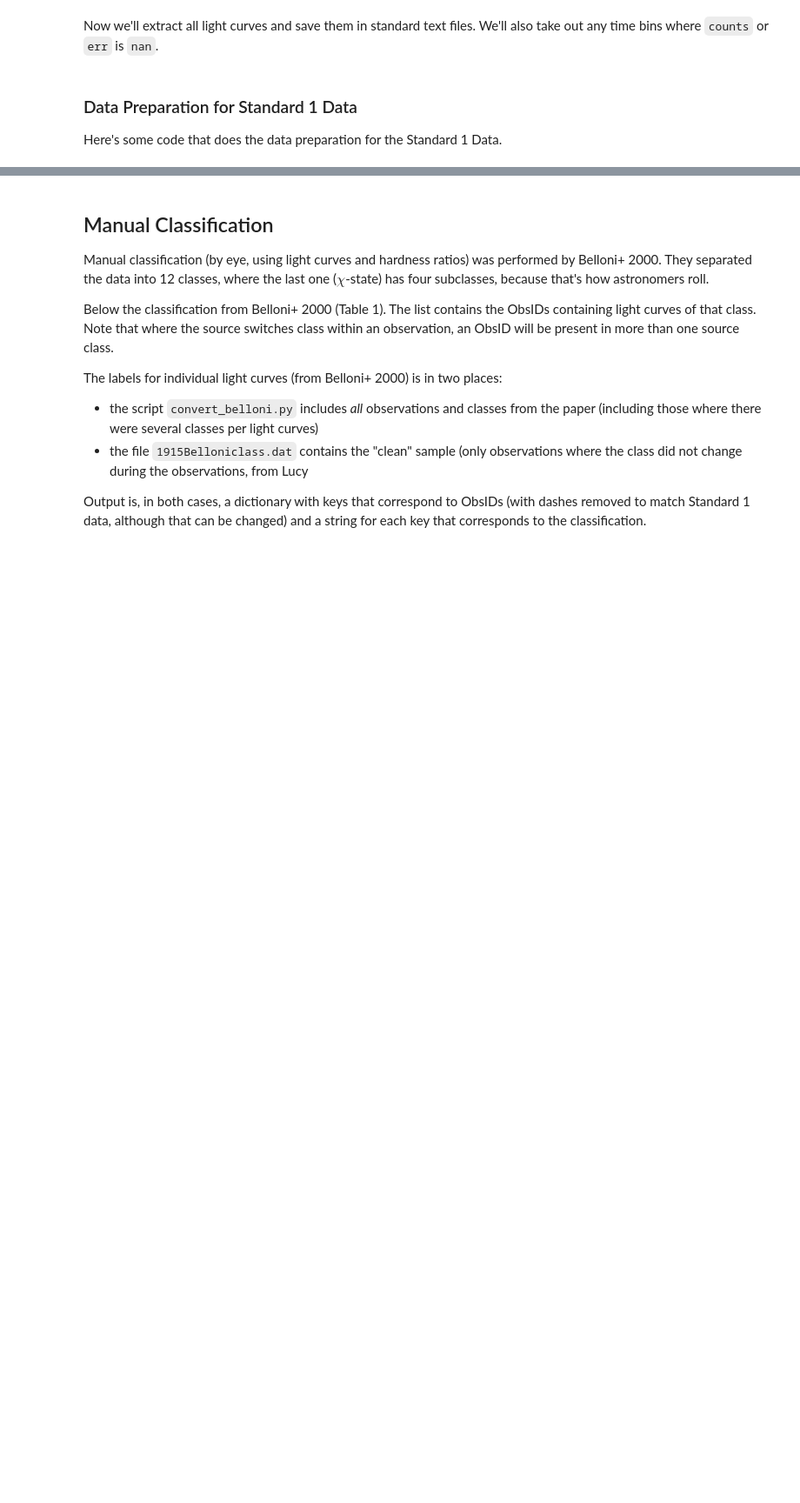
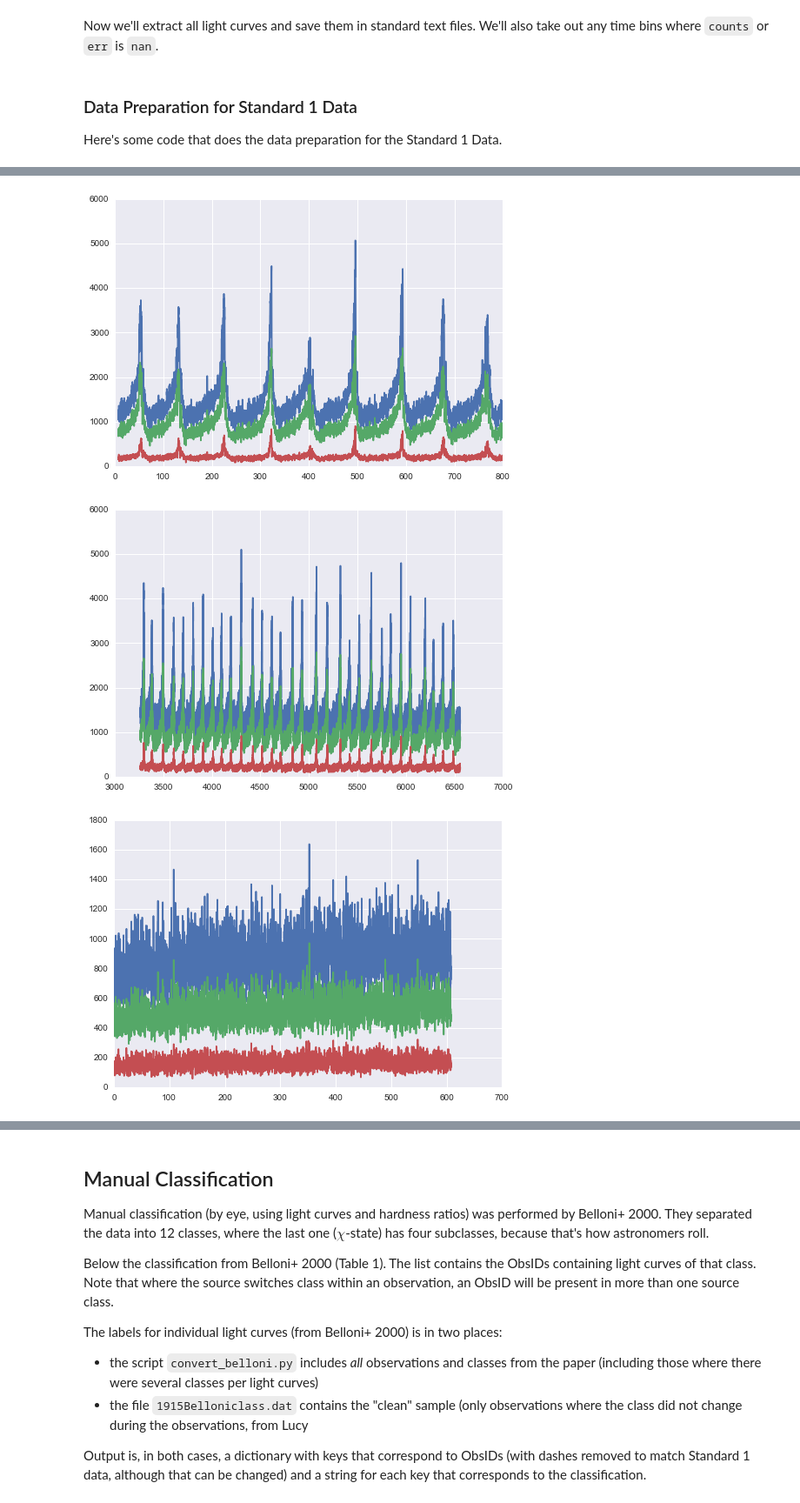
Before and after one commit to dhuppenkothen/BlackHoleMagic, a Jupyter notebook: GRS1915_RXTE_std1_analysis.ipynb, the cells around one changed output, grey strips where cells are left out. Shown at 87% size. Cells and saved outputs as stored; diff of their text form; code cells hidden in the pictures; blank space fills up the shorter version.

Commit message:
Some more fiddling with the data to extract stuff

```diff
--- a/GRS1915_RXTE_std1_analysis.ipynb
+++ b/GRS1915_RXTE_std1_analysis.ipynb
@@ -108,0 +130,7 @@ for f in files:
+# %%
+## make a list of all ObsIDs
+files = glob.glob("LC*.fits")
+obsids = [f.split("_")[1] for f in files]
+print("Total number of files: " + str(len(obsids)))
+obsids = set(obsids)
+print("Total number of ObsIDs: " + str(len(obsids)))
@@ -108,0 +234,3 @@ for f in files:
+# %%
+## these are the data files
+files = glob.glob("*combined.dat")
@@ -108,0 +369,6 @@ for f in files:
+# %%
+#do we want to bin the data?
+bin_data = True
+bin_res = 0.125
+
+d_all = extract_obsmode_data(files, bin_data=True, bin_res=0.125, label_only=True, labels="clean")
@@ -108,0 +393,18 @@ for f in files:
+# %%
+## random small function to plot all light curves in a segment
+def plot_all(d_all):
+    for d in d_all:
+        #print(d[0][1,0]-d[0][0,0])
+        dt_data = d[0][1:,0]-d[0][:-1,0]
+        #print("dt: " + str(np.min(dt_data)))
+        plt.figure()
+        plt.plot(d[0][:,0], d[0][:,1])
+        plt.plot(d[0][:,0], d[0][:,2])
+        plt.plot(d[0][:,0], d[0][:,3])
+    return
+
+plot_all(d_all)
+# %% [output]
+[figure, added]
+[figure, added]
+[figure, added]
```
Also changed, not shown: parts of 32 cells of this notebook.
